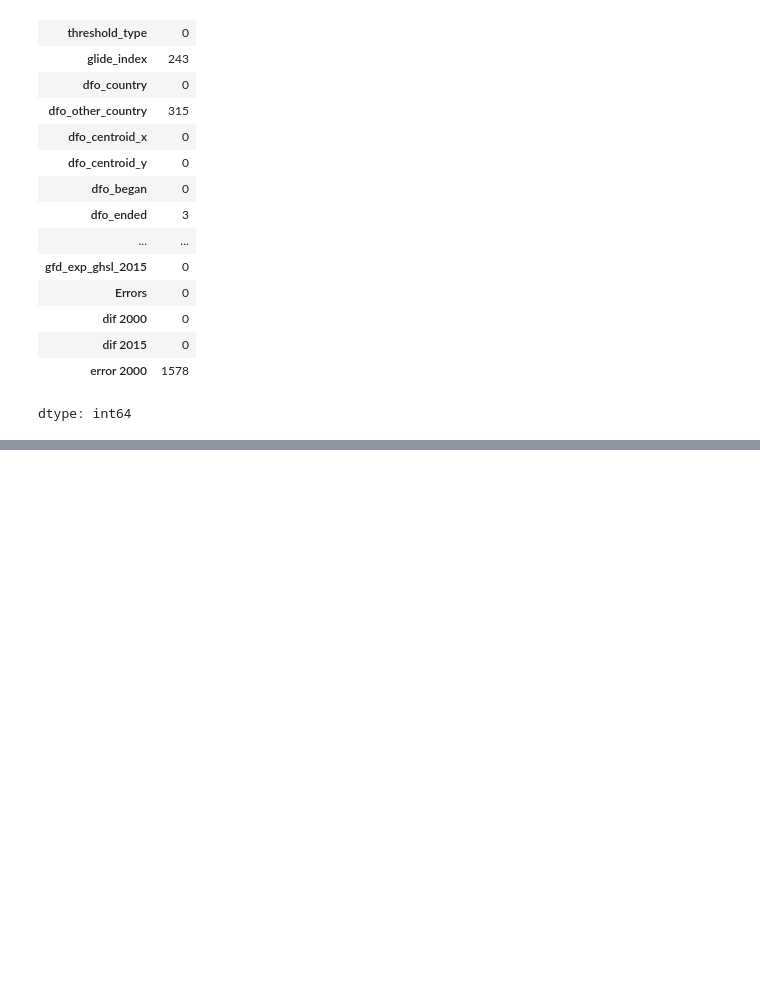
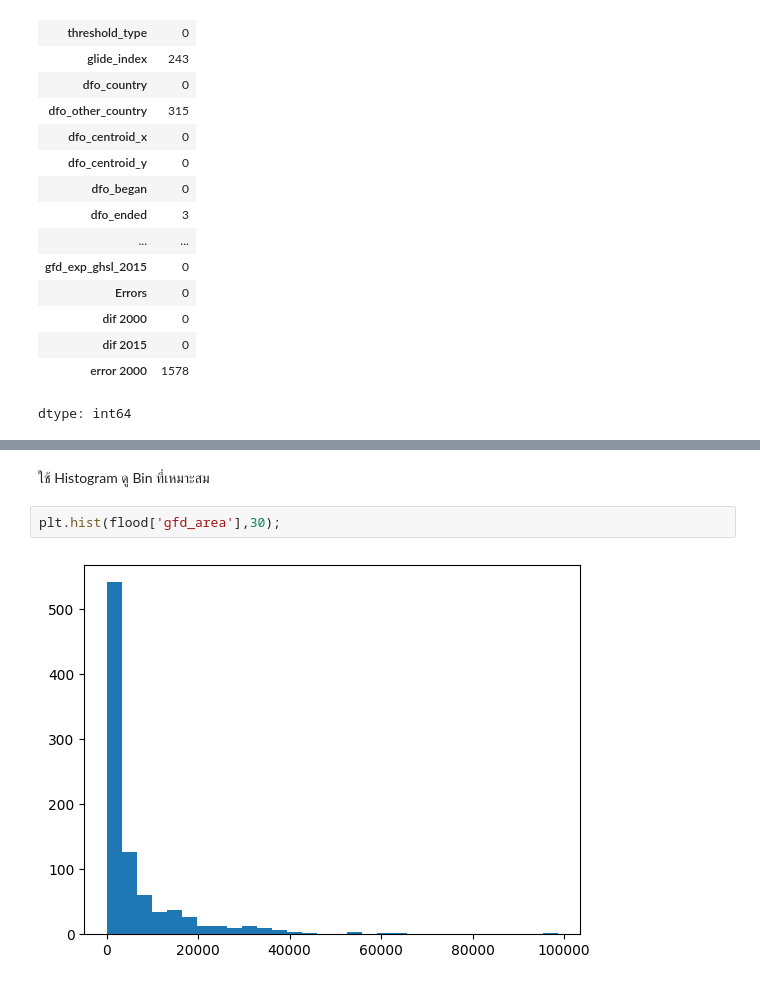
Before and after one commit to Konwalai1111/BSC_DPDM2025, a Jupyter notebook: Ch3_Data_Preprocessing.ipynb, the cells around one changed output, grey strips where cells are left out. Cells and saved outputs as stored; diff of their text form; blank space fills up the shorter version.

```diff
--- a/Ch3_Data_Preprocessing.ipynb
+++ b/Ch3_Data_Preprocessing.ipynb
@@ -283,0 +316,6 @@ dtype: int64
+# %% [markdown]
+ใช้ Histogram ดู Bin ที่เหมาะสม
+# %%
+plt.hist(flood['gfd_area'],30);
+# %% [output]
+[figure, added]
```
Also changed, not shown: parts of 30 cells of this notebook.
